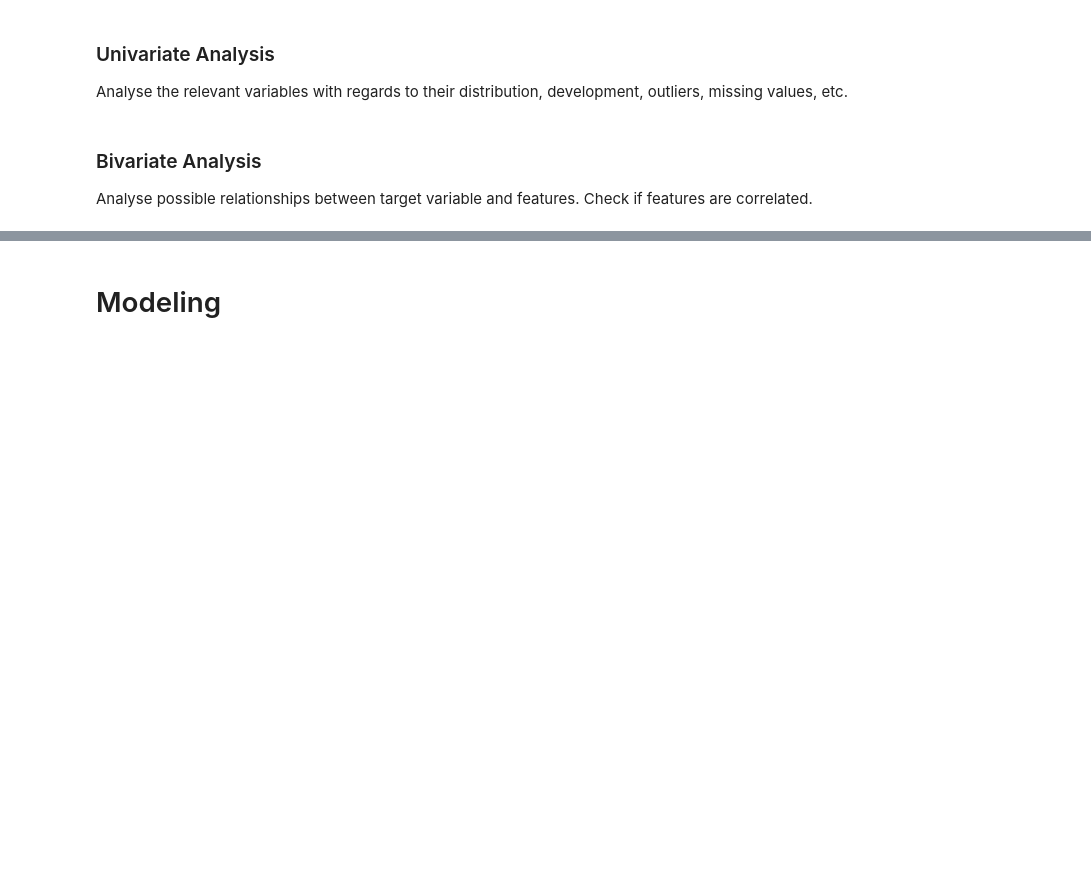
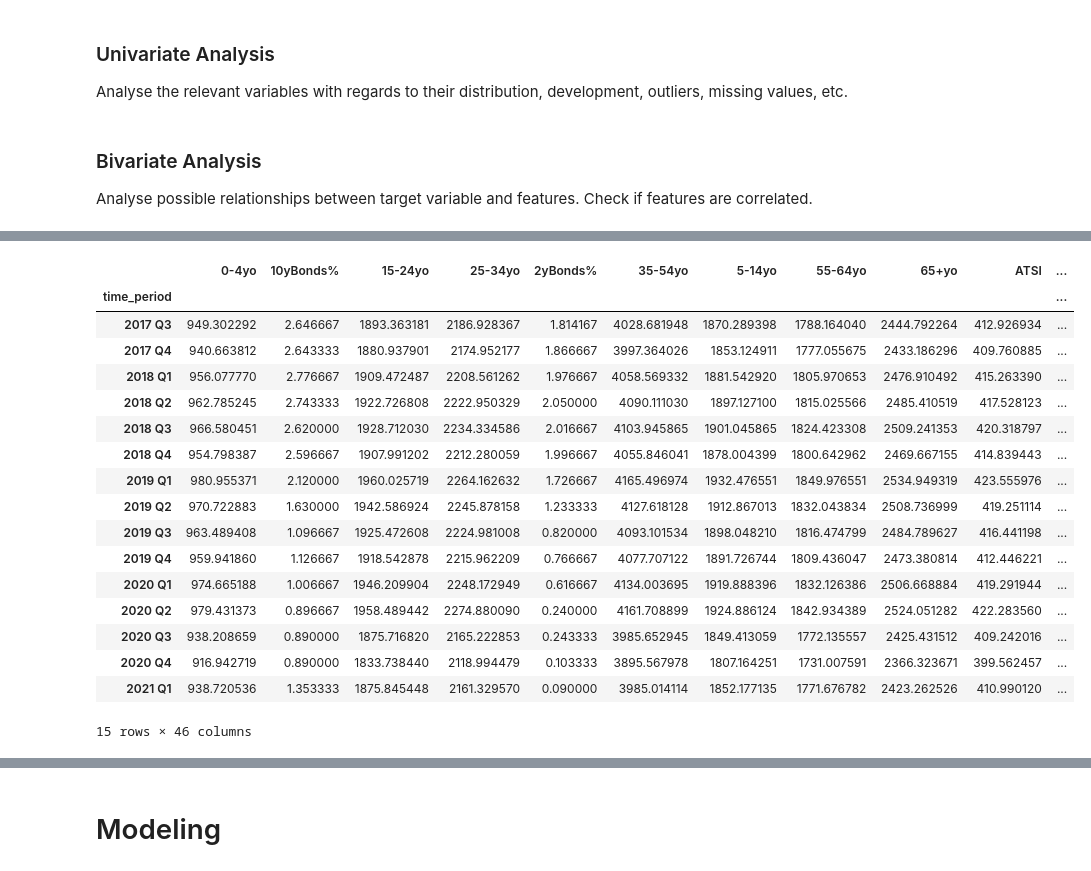
Before and after one commit to walthersy/NSW-house-price, a Jupyter notebook: Main Notebook.ipynb, the cells around one changed output, grey strips where cells are left out. Saved outputs shown, nothing was run; the diff lists cells and outputs as text; code cells hidden in the pictures; blank space fills up the shorter version.

```diff
--- a/Main Notebook.ipynb
+++ b/Main Notebook.ipynb
@@ -48,0 +137,24 @@ Analyse possible relationships between target variable and features. Check if fe
+# %%
+# pivot unstacked df to get aggregate values by time period
+pivot_time = pd.pivot_table(master,
+                            index="time_period")
+pivot_time
+# %% [output]
+|  | 0-4yo | 10yBonds% | 15-24yo | 25-34yo | 2yBonds% | 35-54yo | 5-14yo | 55-64yo | 65+yo | ATSI | ... |
+| time_period |  |  |  |  |  |  |  |  |  |  | ... |
+| 2017 Q3 | 949.302292 | 2.646667 | 1893.363181 | 2186.928367 | 1.814167 | 4028.681948 | 1870.289398 | 1788.164040 | 2444.792264 | 412.926934 | ... |
+| 2017 Q4 | 940.663812 | 2.643333 | 1880.937901 | 2174.952177 | 1.866667 | 3997.364026 | 1853.124911 | 1777.055675 | 2433.186296 | 409.760885 | ... |
+| 2018 Q1 | 956.077770 | 2.776667 | 1909.472487 | 2208.561262 | 1.976667 | 4058.569332 | 1881.542920 | 1805.970653 | 2476.910492 | 415.263390 | ... |
+| 2018 Q2 | 962.785245 | 2.743333 | 1922.726808 | 2222.950329 | 2.050000 | 4090.111030 | 1897.127100 | 1815.025566 | 2485.410519 | 417.528123 | ... |
+| 2018 Q3 | 966.580451 | 2.620000 | 1928.712030 | 2234.334586 | 2.016667 | 4103.945865 | 1901.045865 | 1824.423308 | 2509.241353 | 420.318797 | ... |
+| 2018 Q4 | 954.798387 | 2.596667 | 1907.991202 | 2212.280059 | 1.996667 | 4055.846041 | 1878.004399 | 1800.642962 | 2469.667155 | 414.839443 | ... |
+| 2019 Q1 | 980.955371 | 2.120000 | 1960.025719 | 2264.162632 | 1.726667 | 4165.496974 | 1932.476551 | 1849.976551 | 2534.949319 | 423.555976 | ... |
+| 2019 Q2 | 970.722883 | 1.630000 | 1942.586924 | 2245.878158 | 1.233333 | 4127.618128 | 1912.867013 | 1832.043834 | 2508.736999 | 419.251114 | ... |
+| 2019 Q3 | 963.489408 | 1.096667 | 1925.472608 | 2224.981008 | 0.820000 | 4093.101534 | 1898.048210 | 1816.474799 | 2484.789627 | 416.441198 | ... |
+| 2019 Q4 | 959.941860 | 1.126667 | 1918.542878 | 2215.962209 | 0.766667 | 4077.707122 | 1891.726744 | 1809.436047 | 2473.380814 | 412.446221 | ... |
+| 2020 Q1 | 974.665188 | 1.006667 | 1946.209904 | 2248.172949 | 0.616667 | 4134.003695 | 1919.888396 | 1832.126386 | 2506.668884 | 419.291944 | ... |
+| 2020 Q2 | 979.431373 | 0.896667 | 1958.489442 | 2274.880090 | 0.240000 | 4161.708899 | 1924.886124 | 1842.934389 | 2524.051282 | 422.283560 | ... |
+| 2020 Q3 | 938.208659 | 0.890000 | 1875.716820 | 2165.222853 | 0.243333 | 3985.652945 | 1849.413059 | 1772.135557 | 2425.431512 | 409.242016 | ... |
+| 2020 Q4 | 916.942719 | 0.890000 | 1833.738440 | 2118.994479 | 0.103333 | 3895.567978 | 1807.164251 | 1731.007591 | 2366.323671 | 399.562457 | ... |
+| 2021 Q1 | 938.720536 | 1.353333 | 1875.845448 | 2161.329570 | 0.090000 | 3985.014114 | 1852.177135 | 1771.676782 | 2423.262526 | 410.990120 | ... |
+15 rows × 46 columns
```
Also changed, not shown: parts of 9 cells of this notebook.
